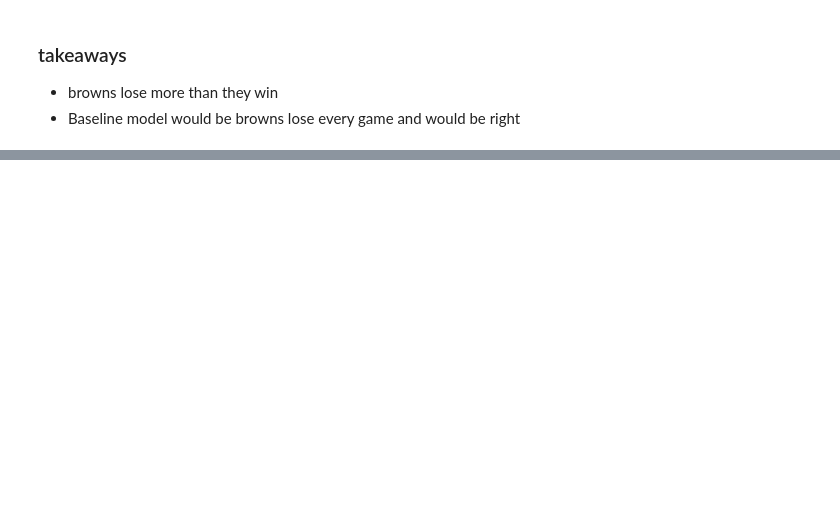
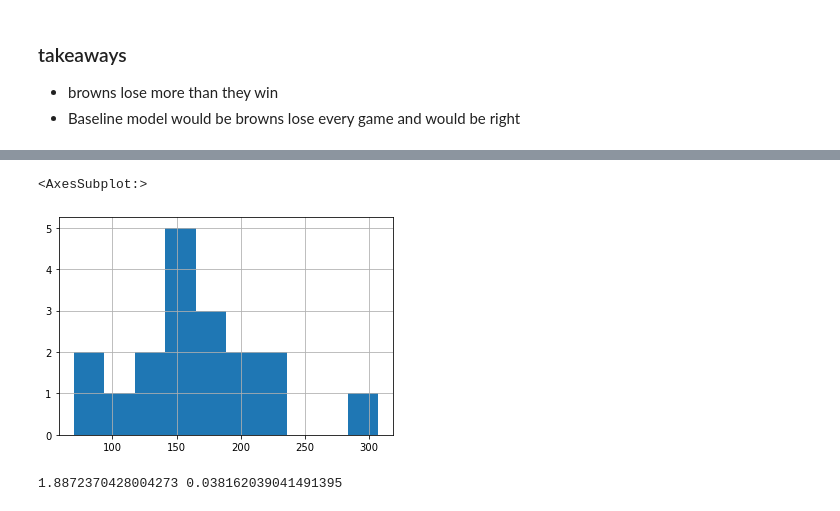
Before and after one commit to allantestaten/browns_project, a Jupyter notebook: explore_notebook.ipynb, the cells around one changed output, grey strips where cells are left out. Cells and saved outputs as stored; diff of their text form; code cells hidden in the pictures; blank space fills up the shorter version.

```diff
--- a/explore_notebook.ipynb
+++ b/explore_notebook.ipynb
@@ -187,0 +336,8 @@ sns.countplot(x=df["result"])
+# %%
+# mean of rush yards in games won
+rush_sample = train[train.result == "W"].rush_yards_gained
+
+rush_sample.hist()
+# %% [output]
+<AxesSubplot:>
+[figure, added]
@@ -187,0 +347,7 @@ sns.countplot(x=df["result"])
+# %%
+# stats test
+t, p = stats.ttest_1samp(rush_sample, overall_mean_rush)
+
+print(t, p/2)
+# %% [output]
+1.8872370428004273 0.038162039041491395
```
Also changed, not shown: parts of 45 cells of this notebook.
